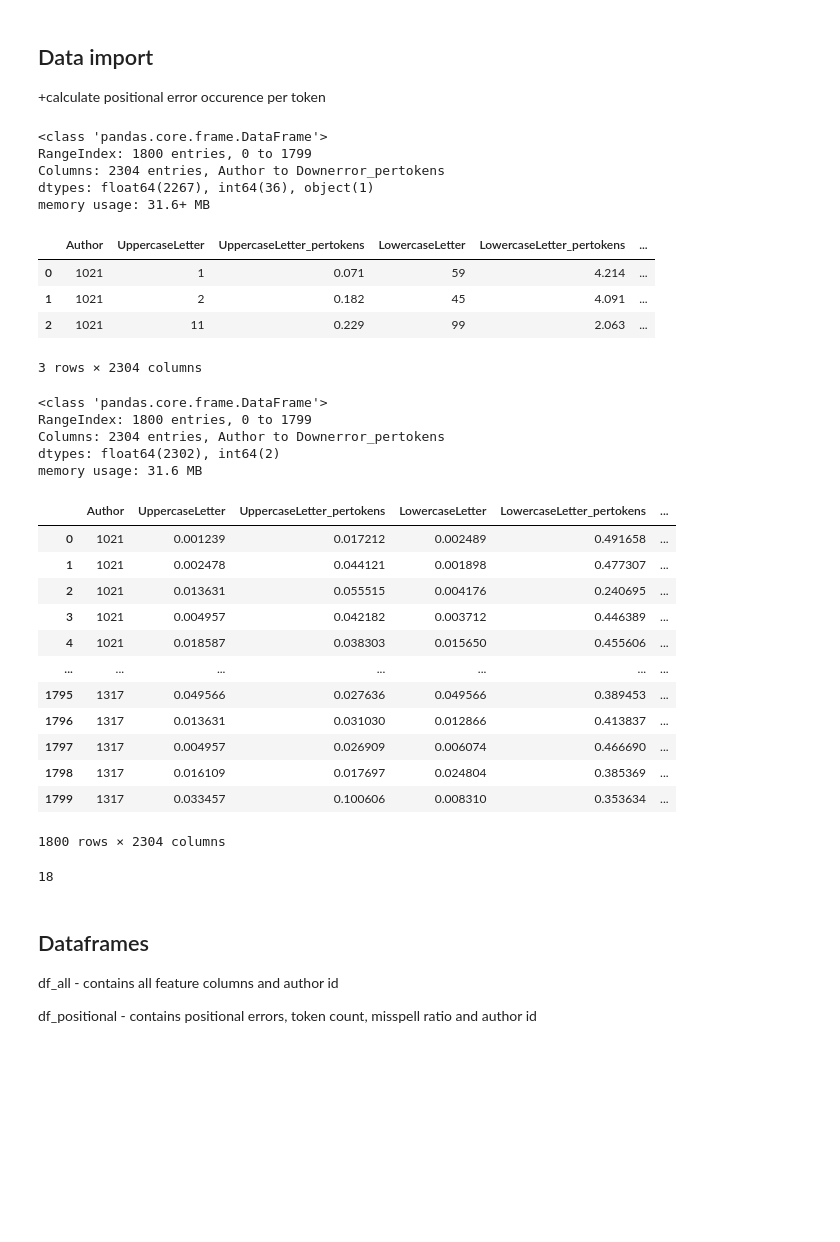
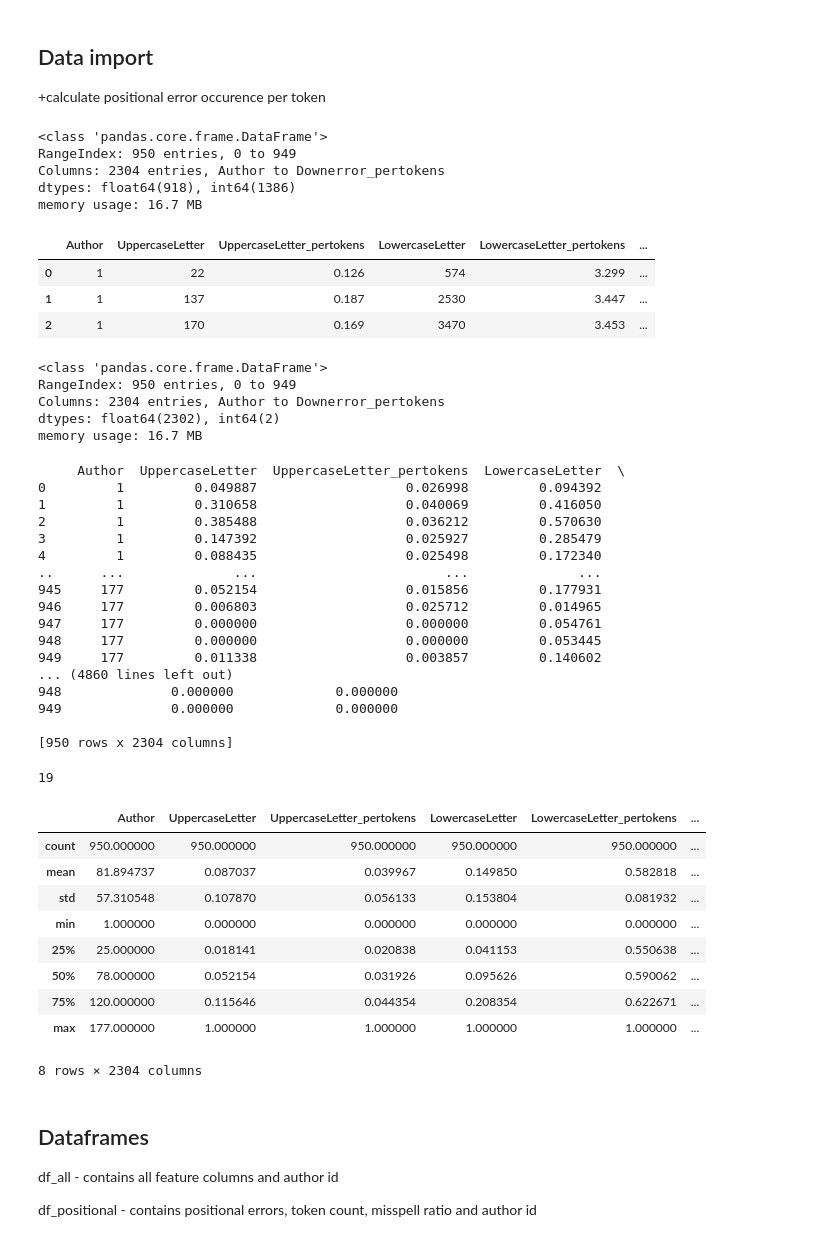
Before and after one commit to Andser99/Stylometry, a Jupyter notebook: Python/Models.ipynb, the cells around one changed output. Cells and saved outputs as stored; diff of their text form; code cells hidden in the pictures; blank space fills up the shorter version.

```diff
--- a/Python/Models.ipynb
+++ b/Python/Models.ipynb
@@ -73,24 +73,23 @@ def evaluate(real, predicted):
 \+calculate positional error occurence per token
 # %%
 
-df = pd.read_csv('sample_100articles_3grams_swaps.csv', sep=',')
+df = pd.read_csv('19authors_3grams_swaps_blogsfirstfew_50articles.csv', sep=',')
 df['Toperror_pertokens'] = df['Toperror'] / df['Tokens']
 df['Lefterror_pertokens'] = df['Lefterror'] / df['Tokens']
 df['Righterror_pertokens'] = df['Righterror'] / df['Tokens']
 df['Downerror_pertokens'] = df['Downerror'] / df['Tokens']
 df.info()
 df.head(3)
 # %% [output]
 <class 'pandas.core.frame.DataFrame'>
-RangeIndex: 1800 entries, 0 to 1799
+RangeIndex: 950 entries, 0 to 949
 Columns: 2304 entries, Author to Downerror_pertokens
-dtypes: float64(2267), int64(36), object(1)
-memory usage: 31.6+ MB
+dtypes: float64(918), int64(1386)
+memory usage: 16.7 MB
 |  | Author | UppercaseLetter | UppercaseLetter_pertokens | LowercaseLetter | LowercaseLetter_pertokens | ... |
-| 0 | 1021 | 1 | 0.071 | 59 | 4.214 | ... |
-| 1 | 1021 | 2 | 0.182 | 45 | 4.091 | ... |
-| 2 | 1021 | 11 | 0.229 | 99 | 2.063 | ... |
+| 0 | 1 | 22 | 0.126 | 574 | 3.299 | ... |
+| 1 | 1 | 137 | 0.187 | 2530 | 3.447 | ... |
+| 2 | 1 | 170 | 0.169 | 3470 | 3.453 | ... |
-3 rows × 2304 columns
 # %%
 df = df.replace("∞", "0")
 # %%
@@ -102,24 +101,28 @@ df_all = scale(df, ["Author", "Tokens"])
 df_all
 # %% [output]
 <class 'pandas.core.frame.DataFrame'>
-RangeIndex: 1800 entries, 0 to 1799
+RangeIndex: 950 entries, 0 to 949
 Columns: 2304 entries, Author to Downerror_pertokens
 dtypes: float64(2302), int64(2)
-memory usage: 31.6 MB
+memory usage: 16.7 MB
-|  | Author | UppercaseLetter | UppercaseLetter_pertokens | LowercaseLetter | LowercaseLetter_pertokens | ... |
-| 0 | 1021 | 0.001239 | 0.017212 | 0.002489 | 0.491658 | ... |
-| 1 | 1021 | 0.002478 | 0.044121 | 0.001898 | 0.477307 | ... |
-| 2 | 1021 | 0.013631 | 0.055515 | 0.004176 | 0.240695 | ... |
-| 3 | 1021 | 0.004957 | 0.042182 | 0.003712 | 0.446389 | ... |
-| 4 | 1021 | 0.018587 | 0.038303 | 0.015650 | 0.455606 | ... |
-| ... | ... | ... | ... | ... | ... | ... |
-| 1795 | 1317 | 0.049566 | 0.027636 | 0.049566 | 0.389453 | ... |
-| 1796 | 1317 | 0.013631 | 0.031030 | 0.012866 | 0.413837 | ... |
-| 1797 | 1317 | 0.004957 | 0.026909 | 0.006074 | 0.466690 | ... |
-| 1798 | 1317 | 0.016109 | 0.017697 | 0.024804 | 0.385369 | ... |
-| 1799 | 1317 | 0.033457 | 0.100606 | 0.008310 | 0.353634 | ... |
-1800 rows × 2304 columns
+     Author  UppercaseLetter  UppercaseLetter_pertokens  LowercaseLetter  \
+0         1         0.049887                   0.026998         0.094392
+1         1         0.310658                   0.040069         0.416050
+2         1         0.385488                   0.036212         0.570630
+3         1         0.147392                   0.025927         0.285479
+4         1         0.088435                   0.025498         0.172340
+..      ...              ...                        ...              ...
+945     177         0.052154                   0.015856         0.177931
+946     177         0.006803                   0.025712         0.014965
+947     177         0.000000                   0.000000         0.054761
+948     177         0.000000                   0.000000         0.053445
+949     177         0.011338                   0.003857         0.140602
+... (4860 lines left out)
+948              0.000000             0.000000
+949              0.000000             0.000000
+
+[950 rows x 2304 columns]
 # %%
 len(df_all['Author'].unique())
 # %% [output]
-18
+19
@@ -126,3 +131,16 @@ len(df_all['Author'].unique())
+# %%
+df_all.describe()
+# %% [output]
+|  | Author | UppercaseLetter | UppercaseLetter_pertokens | LowercaseLetter | LowercaseLetter_pertokens | ... |
+| count | 950.000000 | 950.000000 | 950.000000 | 950.000000 | 950.000000 | ... |
+| mean | 81.894737 | 0.087037 | 0.039967 | 0.149850 | 0.582818 | ... |
+| std | 57.310548 | 0.107870 | 0.056133 | 0.153804 | 0.081932 | ... |
+| min | 1.000000 | 0.000000 | 0.000000 | 0.000000 | 0.000000 | ... |
+| 25% | 25.000000 | 0.018141 | 0.020838 | 0.041153 | 0.550638 | ... |
+| 50% | 78.000000 | 0.052154 | 0.031926 | 0.095626 | 0.590062 | ... |
+| 75% | 120.000000 | 0.115646 | 0.044354 | 0.208354 | 0.622671 | ... |
+| max | 177.000000 | 1.000000 | 1.000000 | 1.000000 | 1.000000 | ... |
+8 rows × 2304 columns
 # %% [markdown]
 ## Dataframes
 df_all - contains all feature columns and author id
```
Also changed, not shown: parts of 11 cells of this notebook, 8 other files.
